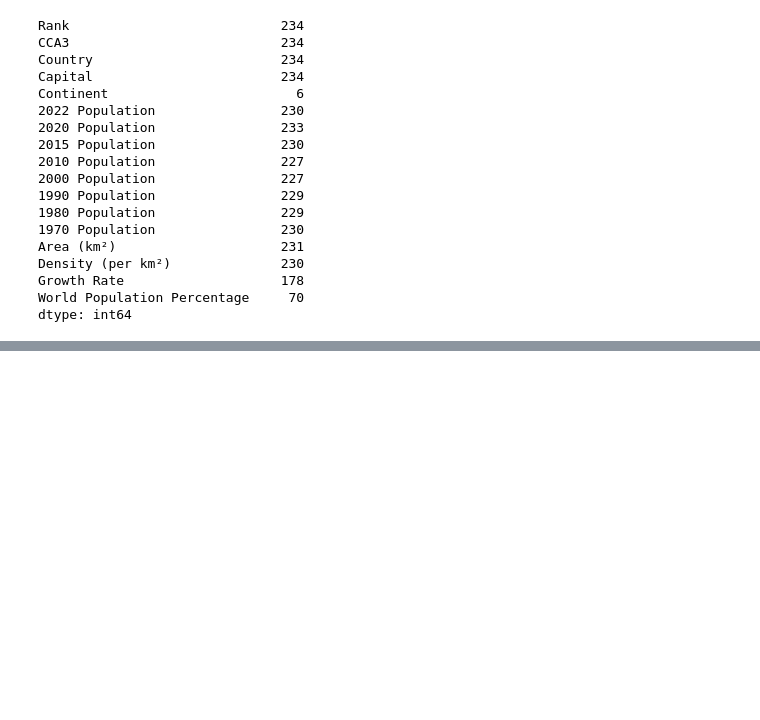
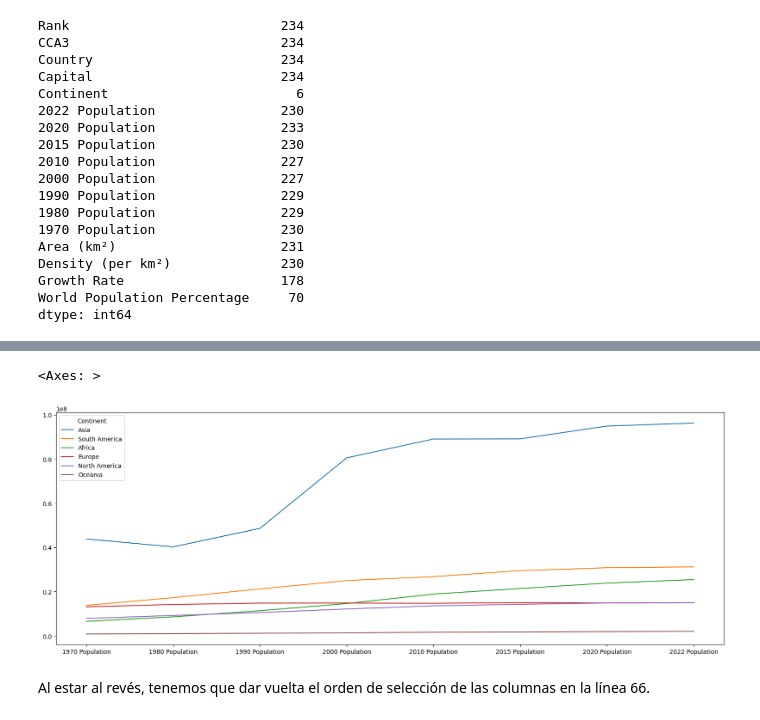
Before and after one commit to martinmalandra/pandas-by-alex-freberg, a Jupyter notebook: edaInPandas.ipynb, the cells around one changed output, grey strips where cells are left out. Drawn from its saved outputs; the diff is of its cells as text; code cells hidden in the pictures; blank space fills up the shorter version.

```diff
--- a/edaInPandas.ipynb
+++ b/edaInPandas.ipynb
@@ -109,0 +272,14 @@ dtype: int64
+# %%
+df4 = df.groupby('Continent')[['1970 Population',
+       '1980 Population', '1990 Population', '2000 Population',
+       '2010 Population', '2015 Population', '2020 Population',
+       '2022 Population']].mean().sort_values(by="2022 Population", ascending = False)
+# %%
+df4 = df4.transpose()
+# %%
+df4.plot()
+# %% [output]
+<Axes: >
+[figure, added]
+# %% [markdown]
+Al estar al revés, tenemos que dar vuelta el orden de selección de las columnas en la línea 66.
```
Also changed, not shown: parts of 22 cells of this notebook.
